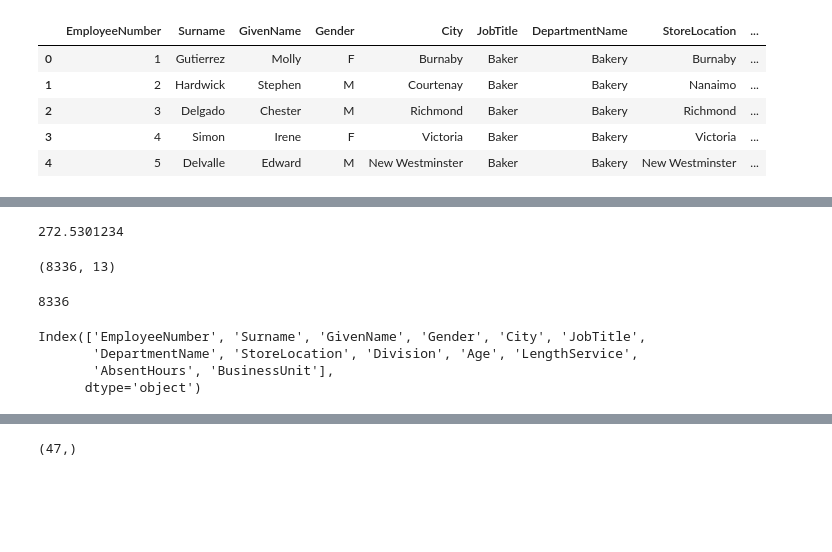
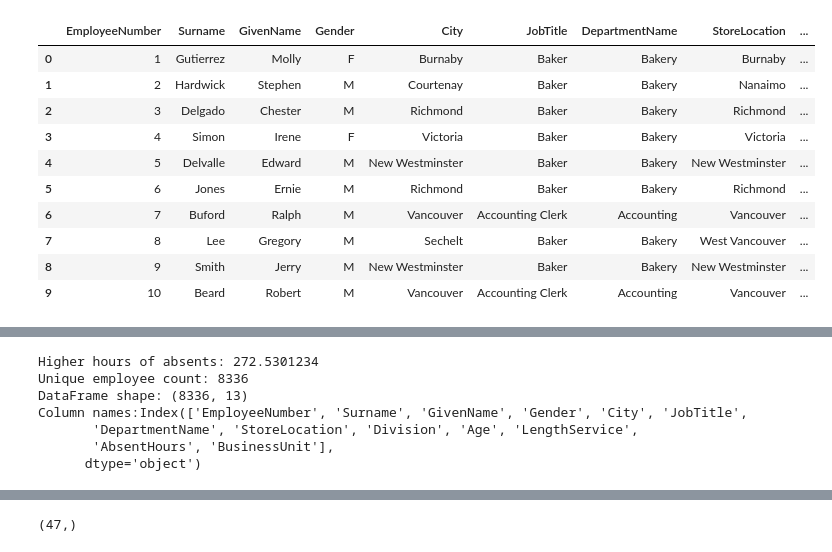
Before and after one commit to SunilRagav99/Absenteeism-at-Work-Prediction, a Jupyter notebook: absent.ipynb, the cells around one changed output, grey strips where cells are left out. Drawn from its saved outputs; the diff is of its cells as text; code cells hidden in the pictures; blank space fills up the shorter version.

```diff
--- a/absent.ipynb
+++ b/absent.ipynb
@@ -1,16 +1,21 @@
 # %%
 from sklearn.metrics import mean_absolute_error,mean_squared_error,r2_score
 import pandas as pd
 import numpy as np
 df=pd.read_csv(r"C:\Users\sunil\OneDrive\Desktop\python guvi\MFGEmployees4.csv")
-df.head()
+df.head(10)
 # %% [output]
 |  | EmployeeNumber | Surname | GivenName | Gender | City | JobTitle | DepartmentName | StoreLocation | ... |
 | 0 | 1 | Gutierrez | Molly | F | Burnaby | Baker | Bakery | Burnaby | ... |
 | 1 | 2 | Hardwick | Stephen | M | Courtenay | Baker | Bakery | Nanaimo | ... |
 | 2 | 3 | Delgado | Chester | M | Richmond | Baker | Bakery | Richmond | ... |
 | 3 | 4 | Simon | Irene | F | Victoria | Baker | Bakery | Victoria | ... |
 | 4 | 5 | Delvalle | Edward | M | New Westminster | Baker | Bakery | New Westminster | ... |
+| 5 | 6 | Jones | Ernie | M | Richmond | Baker | Bakery | Richmond | ... |
+| 6 | 7 | Buford | Ralph | M | Vancouver | Accounting Clerk | Accounting | Vancouver | ... |
+| 7 | 8 | Lee | Gregory | M | Sechelt | Baker | Bakery | West Vancouver | ... |
+| 8 | 9 | Smith | Jerry | M | New Westminster | Baker | Bakery | New Westminster | ... |
+| 9 | 10 | Beard | Robert | M | Vancouver | Accounting Clerk | Accounting | Vancouver | ... |
 # %%
 df.info()
 # %% [output]
@@ -34,26 +39,27 @@ Data columns (total 13 columns):
  12  BusinessUnit    8336 non-null   object
 dtypes: float64(3), int64(1), object(9)
 memory usage: 846.8+ KB
-# %%
-df["AbsentHours"].max()
-# %% [output]
-272.5301234
-# %%
-df.shape
-# %% [output]
-(8336, 13)
-# %%
-unique_employee_count = len(df.EmployeeNumber.unique())
-print(unique_employee_count)
-# %% [output]
-8336
-# %%
-print(df.columns)
-# %% [output]
-Index(['EmployeeNumber', 'Surname', 'GivenName', 'Gender', 'City', 'JobTitle',
-       'DepartmentName', 'StoreLocation', 'Division', 'Age', 'LengthService',
-       'AbsentHours', 'BusinessUnit'],
-      dtype='object')
+# %%
+# maximum value of the 'AbsentHours' column
+print(f"Higher hours of absents: {df['AbsentHours'].max()}")
+
+# Count the number of unique employees
+unique_employee_count = len(df['EmployeeNumber'].unique())
+print(f"Unique employee count: {unique_employee_count}")
+
+# the shape of the DataFrame
+print(f"DataFrame shape: {df.shape}")
+
+#column names
+print(f"Column names:{df.columns}")
+# %% [output]
+Higher hours of absents: 272.5301234
+Unique employee count: 8336
+DataFrame shape: (8336, 13)
+Column names:Index(['EmployeeNumber', 'Surname', 'GivenName', 'Gender', 'City', 'JobTitle',
+       'DepartmentName', 'StoreLocation', 'Division', 'Age', 'LengthService',
+       'AbsentHours', 'BusinessUnit'],
+      dtype='object')
 # %%
 print(df.isna().sum())
 # %% [output]
```
Also changed, not shown: parts of 29 cells of this notebook.
